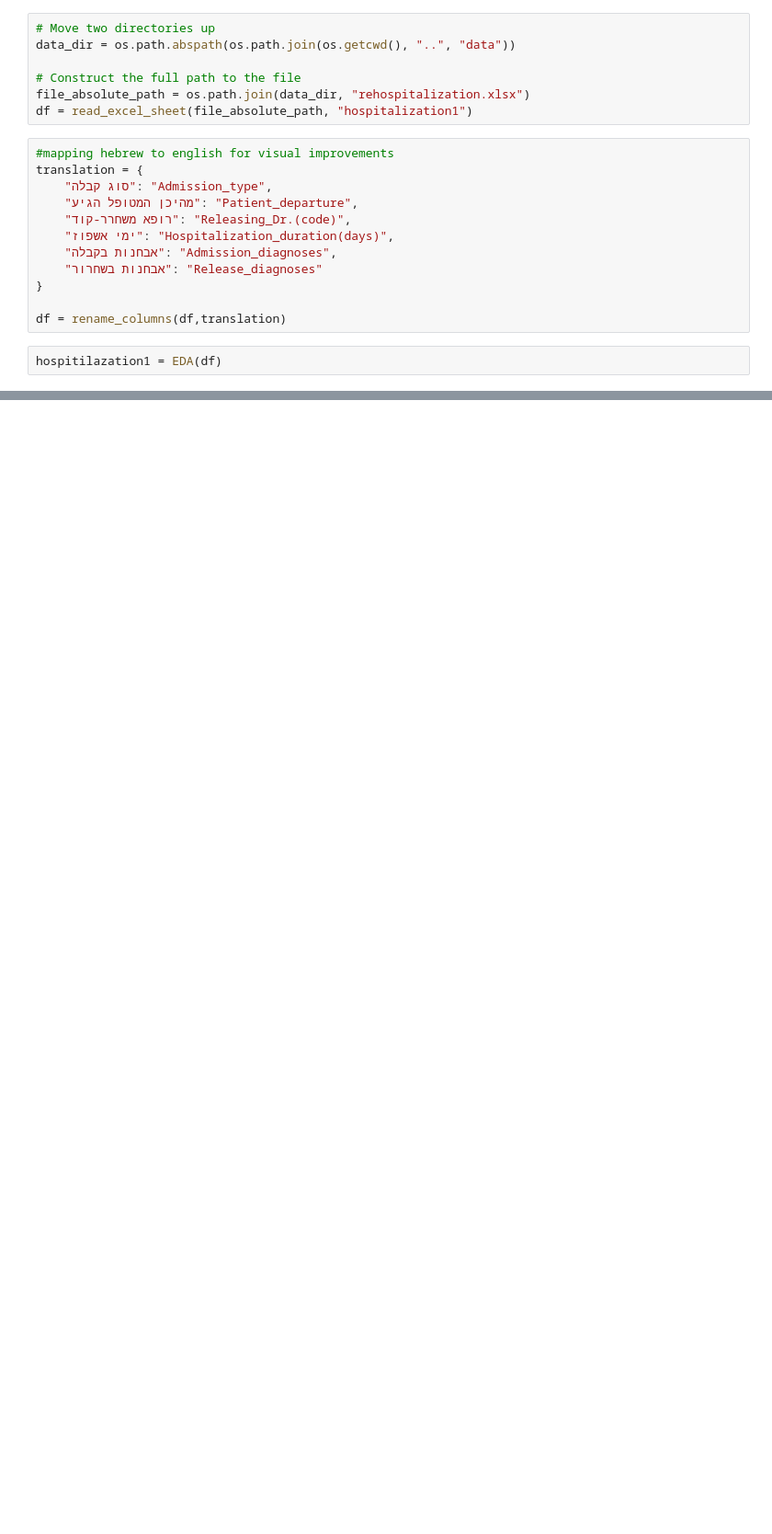
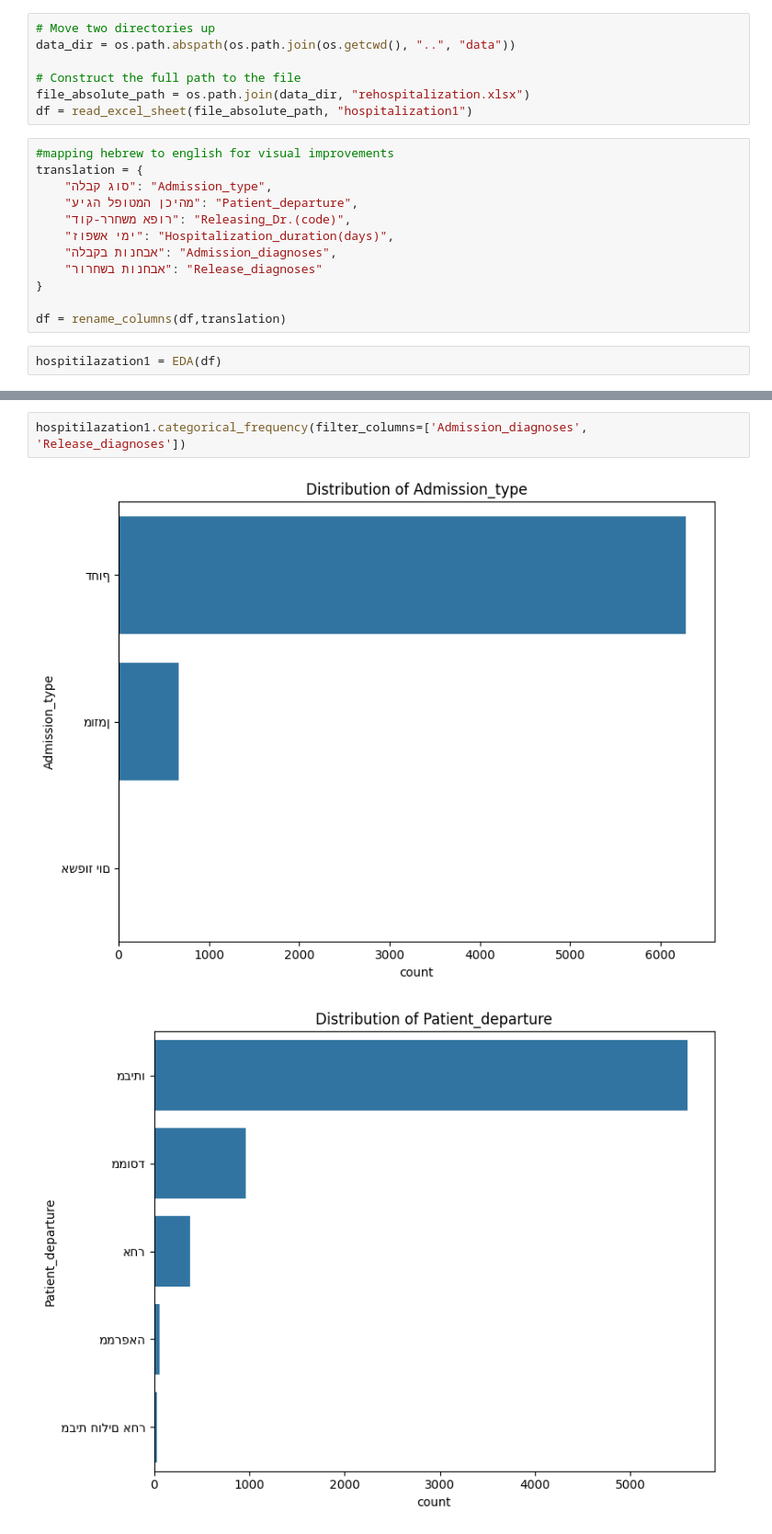
Before and after one commit to RyanWri/data-science2-lab-final-project, a Jupyter notebook: src/team_2/team_2_results.ipynb, the cells around one changed output, grey strips where cells are left out. Shown at 92% size. Cells and saved outputs as stored; diff of their text form; blank space fills up the shorter version.

```diff
--- a/src/team_2/team_2_results.ipynb
+++ b/src/team_2/team_2_results.ipynb
@@ -52,0 +73,5 @@ TypeError: rename_columns() takes 2 positional arguments but 3 were given
+# %%
+hospitilazation1.categorical_frequency(filter_columns=['Admission_diagnoses', 'Release_diagnoses'])
+# %% [output]
+[figure, added]
+[figure, added]
```
Also changed, not shown: parts of 10 cells of this notebook, 1 other file.
